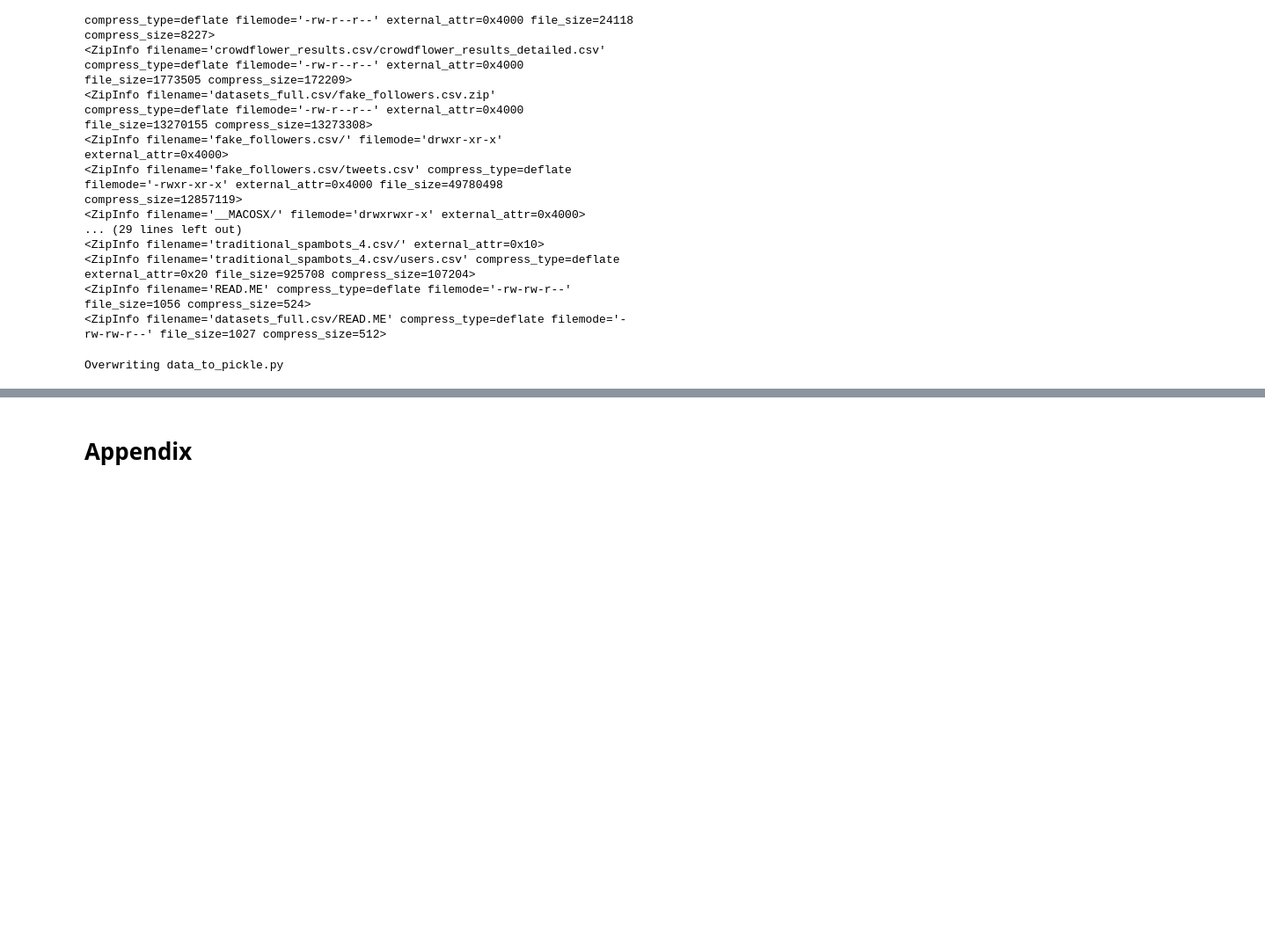
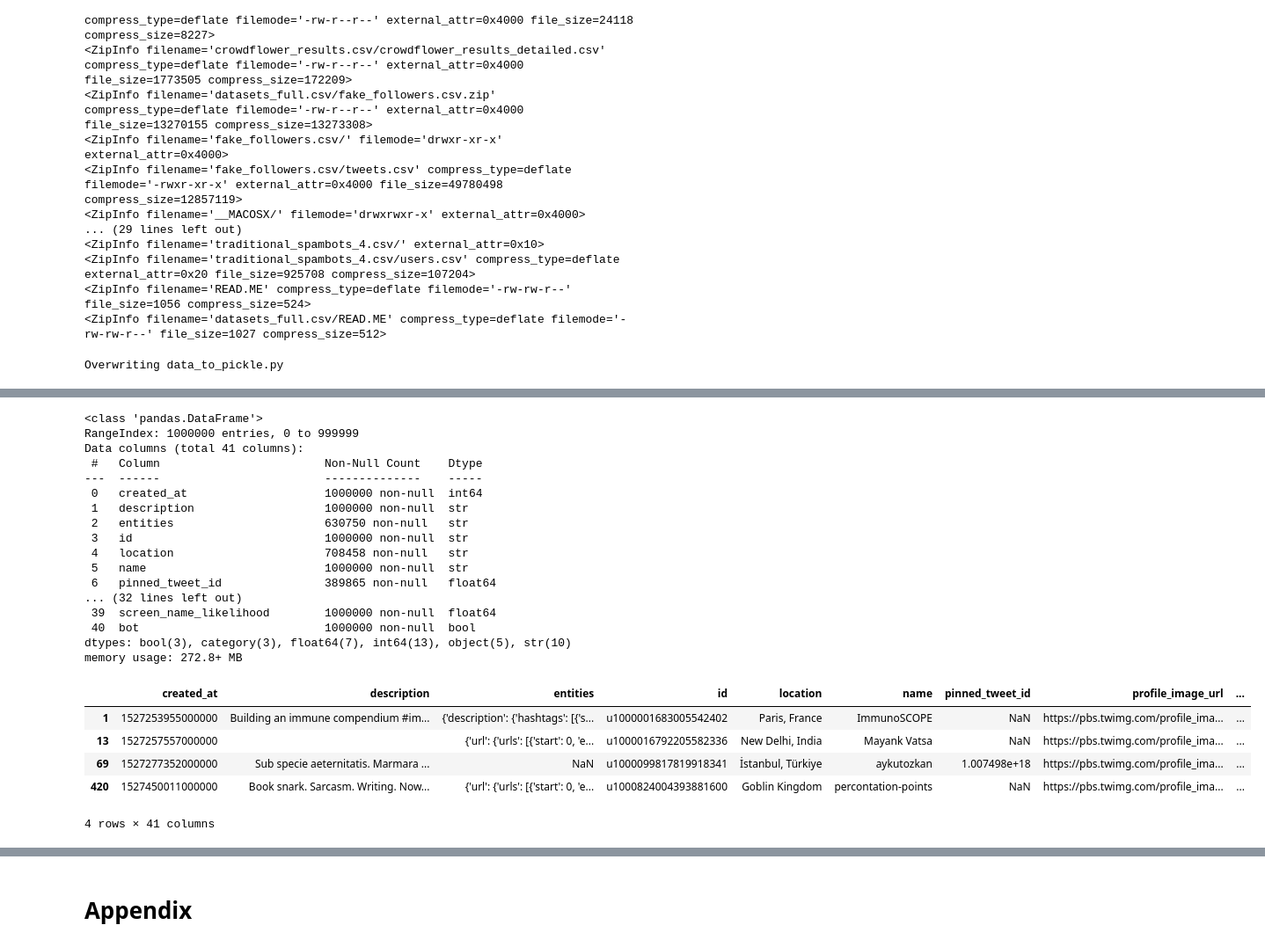
Before and after one commit to chrisbcarl/sjsu.CMPE-257.ml-social-bot-detection, a Jupyter notebook: src/project.ipynb, the cells around one changed output, grey strips where cells are left out. Shown at 88% size. Cells and saved outputs as stored; diff of their text form; code cells hidden in the pictures; blank space fills up the shorter version.

```diff
--- a/src/project.ipynb
+++ b/src/project.ipynb
@@ -210,7 +215,7 @@ def unzip_file(zip_path, extract_to, password=None, print_progress=True):
             raise
 # %%
 ZIPS = [
-    os.path.join(PROJECT_DIRECTORY, r'ignoreme\data\cresci-17\datasets_full.csv.zip'),
+    os.path.join(CRESCI_17_DIRPATH, 'datasets_full.csv.zip'),
 ]
 for file in ZIPS:
     basename, _ = os.path.splitext(file)
@@ -826,0 +723,13 @@ weighted avg       0.96      0.96      0.96      1340
+# %%
+# demonstrate preprocessing, will do full thing later
+df0 = preprocess(fr'{CRESCI_17_DIRPATH}\datasets_full.csv\datasets_full.csv\genuine_accounts.csv\genuine_accounts.csv\users.pkl')
+df0['bot'] = 0
+df1 = preprocess(fr'{CRESCI_17_DIRPATH}\datasets_full.csv\datasets_full.csv\social_spambots_1.csv\social_spambots_1.csv\users.pkl')
+df1['bot'] = 1
+
+display(df0.loc[[69, 690], FEATURES_LIST])
+display(df1.loc[[69, 690], FEATURES_LIST])
+df = pd.concat([df0, df1])
+# del df0, df1
+print('nulls:', df[FEATURES_LIST].isna().sum().sum())
+df[FEATURES_LIST].info(memory_usage='deep')
@@ -826,0 +1043,48 @@ weighted avg       0.96      0.96      0.96      1340
+# %%
+twibot_22_df['statuses_count'] = pd.to_numeric(twibot_22_df['tweet_count'])
+twibot_22_df['follower_count'] = pd.to_numeric(twibot_22_df['following_count'])
+twibot_22_df['friends_count'] = pd.to_numeric(twibot_22_df['followers_count'])
+twibot_22_df['listed_count'] = pd.to_numeric(twibot_22_df['listed_count'])
+twibot_22_df['profile_use_background_image'] = twibot_22_df['profile_image_url'].astype(bool)
+twibot_22_df['verified'] = twibot_22_df['verified'].astype(bool)
+oldest = min([datetime.datetime.fromtimestamp(os.stat(os.path.join(d, f)).st_mtime, tz=datetime.timezone.utc) for d, _, fs in os.walk(TWIBOT_22_DIRPATH) for f in fs])
+created_at = pd.to_datetime(twibot_22_df['created_at'])
+created_at = created_at.dt.tz_localize(datetime.timezone.utc)
+twibot_22_df['user_age'] = (oldest - created_at).dt.total_seconds() // 3600
+twibot_22_df['followers_growth_rate'] = twibot_22_df['followers_count'] / twibot_22_df['user_age']
+twibot_22_df['friends_growth_rate'] = twibot_22_df['friends_count'] / twibot_22_df['user_age']
+twibot_22_df['followers_friends_ratio'] = twibot_22_df['followers_count'] / twibot_22_df['friends_count']
+twibot_22_df['screen_name_length'] = twibot_22_df['username'].apply(str_len)
+twibot_22_df['num_digits_in_screen_name'] = twibot_22_df['username'].apply(str_digits_len)
+twibot_22_df['name_length'] = twibot_22_df['name'].apply(str_len)
+twibot_22_df['num_digits_in_name'] = twibot_22_df['name'].apply(str_digits_len)
+twibot_22_df['description_length'] = twibot_22_df['description'].apply(str_len)
+twibot_22_df['screen_name_likelihood'] = twibot_22_df['username'].apply(likelihood)
+twibot_22_df['bot'] = twibot_22_df['label'].astype(str).replace({'human': False, 'bot': True}).astype(bool)
+# %%
+twibot_22_df.info()
+twibot_22_df.iloc[ILOCS_ILIKE]
+# %% [output]
+<class 'pandas.DataFrame'>
+RangeIndex: 1000000 entries, 0 to 999999
+Data columns (total 41 columns):
+ #   Column                        Non-Null Count    Dtype
+---  ------                        --------------    -----
+ 0   created_at                    1000000 non-null  int64
+ 1   description                   1000000 non-null  str
+ 2   entities                      630750 non-null   str
+ 3   id                            1000000 non-null  str
+ 4   location                      708458 non-null   str
+ 5   name                          1000000 non-null  str
+ 6   pinned_tweet_id               389865 non-null   float64
+... (32 lines left out)
+ 39  screen_name_likelihood        1000000 non-null  float64
+ 40  bot                           1000000 non-null  bool
+dtypes: bool(3), category(3), float64(7), int64(13), object(5), str(10)
+memory usage: 272.8+ MB
+|  | created_at | description | entities | id | location | name | pinned_tweet_id | profile_image_url | ... |
+| 1 | 1527253955000000 | Building an immune compendium #im... | {'description': {'hashtags': [{'s... | u1000001683005542402 | Paris, France | ImmunoSCOPE | NaN | https://pbs.twimg.com/profile_ima... | ... |
+| 13 | 1527257557000000 |  | {'url': {'urls': [{'start': 0, 'e... | u1000016792205582336 | New Delhi, India | Mayank Vatsa | NaN | https://pbs.twimg.com/profile_ima... | ... |
+| 69 | 1527277352000000 | Sub specie aeternitatis. Marmara ... | NaN | u1000099817819918341 | İstanbul, Türkiye | aykutozkan | 1.007498e+18 | https://pbs.twimg.com/profile_ima... | ... |
+| 420 | 1527450011000000 | Book snark. Sarcasm. Writing. Now... | {'url': {'urls': [{'start': 0, 'e... | u1000824004393881600 | Goblin Kingdom | percontation-points | NaN | https://pbs.twimg.com/profile_ima... | ... |
+4 rows × 41 columns
```
Also changed, not shown: parts of 41 cells of this notebook, 2 other files.
